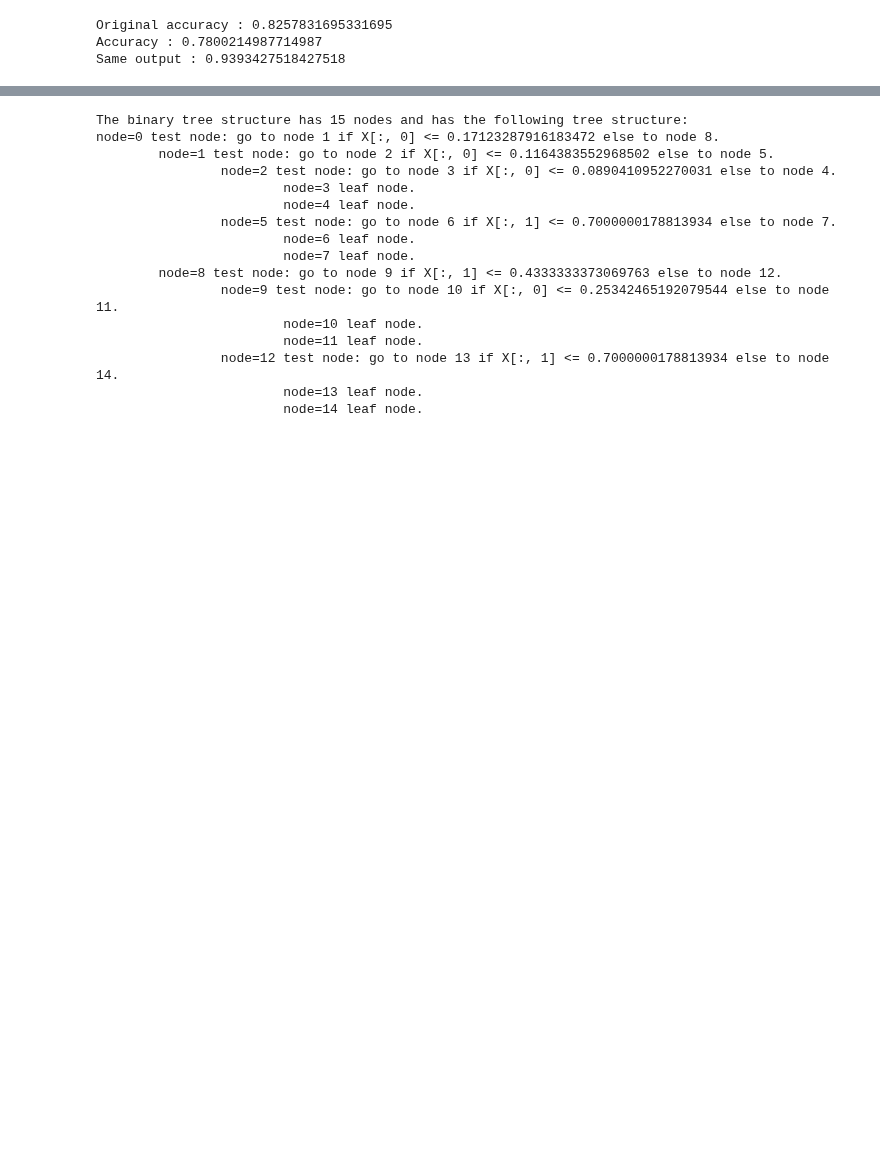
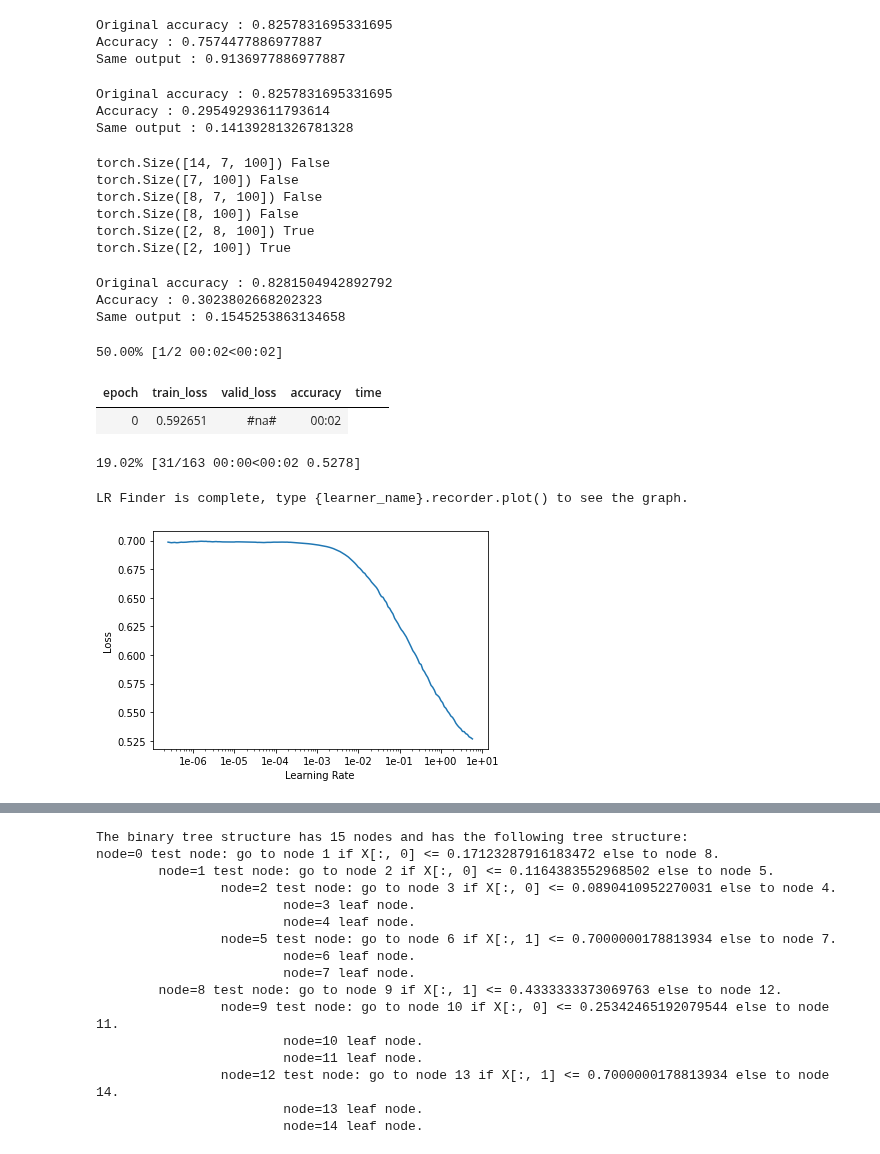
Before and after one commit to dhuynh95/cryptotree, a Jupyter notebook: examples/Untitled.ipynb, the cells around one changed output, grey strips where cells are left out. Saved outputs shown, nothing was run; the diff lists cells and outputs as text; code cells hidden in the pictures; blank space fills up the shorter version.

```diff
--- a/examples/Untitled.ipynb
+++ b/examples/Untitled.ipynb
@@ -124,10 +145,27 @@ with torch.no_grad():
+# %%
+
+
+pred = rf.predict(X_train_normalized)
+
+neural_rf = NeuralRandomForest(rf.estimators_, tanh_tree_maker)
+
+with torch.no_grad():
+    neural_pred = neural_rf(torch.tensor(X_train_normalized).float()).argmax(dim=1).numpy()
+
+print(f"Original accuracy : {(pred == y_train).mean()}")
+print(f"Accuracy : {(neural_pred == y_train).mean()}")
+print(f"Same output : {(neural_pred == pred).mean()}")
+# %% [output]
+Original accuracy : 0.8257831695331695
+Accuracy : 0.7574477886977887
+Same output : 0.9136977886977887
 # %%
+neural_rf = NeuralRandomForest(rf.estimators_, sigmoid_tree_maker)
+
 rf = RandomForestClassifier(max_depth=max_depth, random_state=0)
 rf.fit(X_train_normalized, y_train)
 
 pred = rf.predict(X_train_normalized)
-
-neural_rf = NeuralRandomForest(rf.estimators_, sigmoid_tree_maker)
 
 with torch.no_grad():
     neural_pred = neural_rf(torch.tensor(X_train_normalized).float()).argmax(dim=1).numpy()
@@ -137,5 +175,5 @@ print(f"Accuracy : {(neural_pred == y_train).mean()}")
 print(f"Same output : {(neural_pred == pred).mean()}")
 # %% [output]
 Original accuracy : 0.8257831695331695
-Accuracy : 0.7800214987714987
-Same output : 0.9393427518427518
+Accuracy : 0.29549293611793614
+Same output : 0.14139281326781328
@@ -141,0 +209,9 @@ Same output : 0.9393427518427518
+# %%
+train_ds = TabularDataset(X_train_normalized, y_train.values)
+valid_ds = TabularDataset(X_valid_normalized, y_valid.values)
+# %%
+bs = 128
+
+train_dl = data.DataLoader(train_ds, batch_size=bs, shuffle=True)
+valid_dl = data.DataLoader(valid_ds, batch_size=bs)
+fix_dl = data.DataLoader(train_ds, batch_size=bs, shuffle=False)
@@ -141,0 +225,4 @@ Same output : 0.9393427518427518
+# %%
+tree_maker = sigmoid_tree_maker
+
+model = NeuralRandomForest(rf.estimators_, tree_maker=tree_maker)
@@ -141,0 +232,39 @@ Same output : 0.9393427518427518
+# %%
+for p in model.parameters():
+    print(p.shape, p.requires_grad)
+# %% [output]
+torch.Size([14, 7, 100]) False
+torch.Size([7, 100]) False
+torch.Size([8, 7, 100]) False
+torch.Size([8, 100]) False
+torch.Size([2, 8, 100]) True
+torch.Size([2, 100]) True
+# %%
+pred = rf.predict(X_train_normalized)
+
+with torch.no_grad():
+    neural_pred = model(torch.tensor(X_train_normalized).float()).argmax(dim=1).numpy()
+
+print(f"Original accuracy : {(pred == y_train).mean()}")
+print(f"Accuracy : {(neural_pred == y_train).mean()}")
+print(f"Same output : {(neural_pred == pred).mean()}")
+# %% [output]
+Original accuracy : 0.8281504942892792
+Accuracy : 0.3023802668202323
+Same output : 0.1545253863134658
+# %%
+data = DataBunch(train_dl, valid_dl,fix_dl=fix_dl)
+
+criterion = CrossEntropyLabelSmoothing()
+
+learn = Learner(data, model, loss_func=criterion, metrics=accuracy)
+# %%
+learn.lr_find(num_it=200)
+learn.recorder.plot()
+# %% [output]
+50.00% [1/2 00:02<00:02]
+| epoch | train_loss | valid_loss | accuracy | time |
+| 0 | 0.592651 | #na# | 00:02 |
+19.02% [31/163 00:00<00:02 0.5278]
+LR Finder is complete, type {learner_name}.recorder.plot() to see the graph.
+[figure, added]
```
Also changed, not shown: parts of 22 cells of this notebook, 8 other files.
